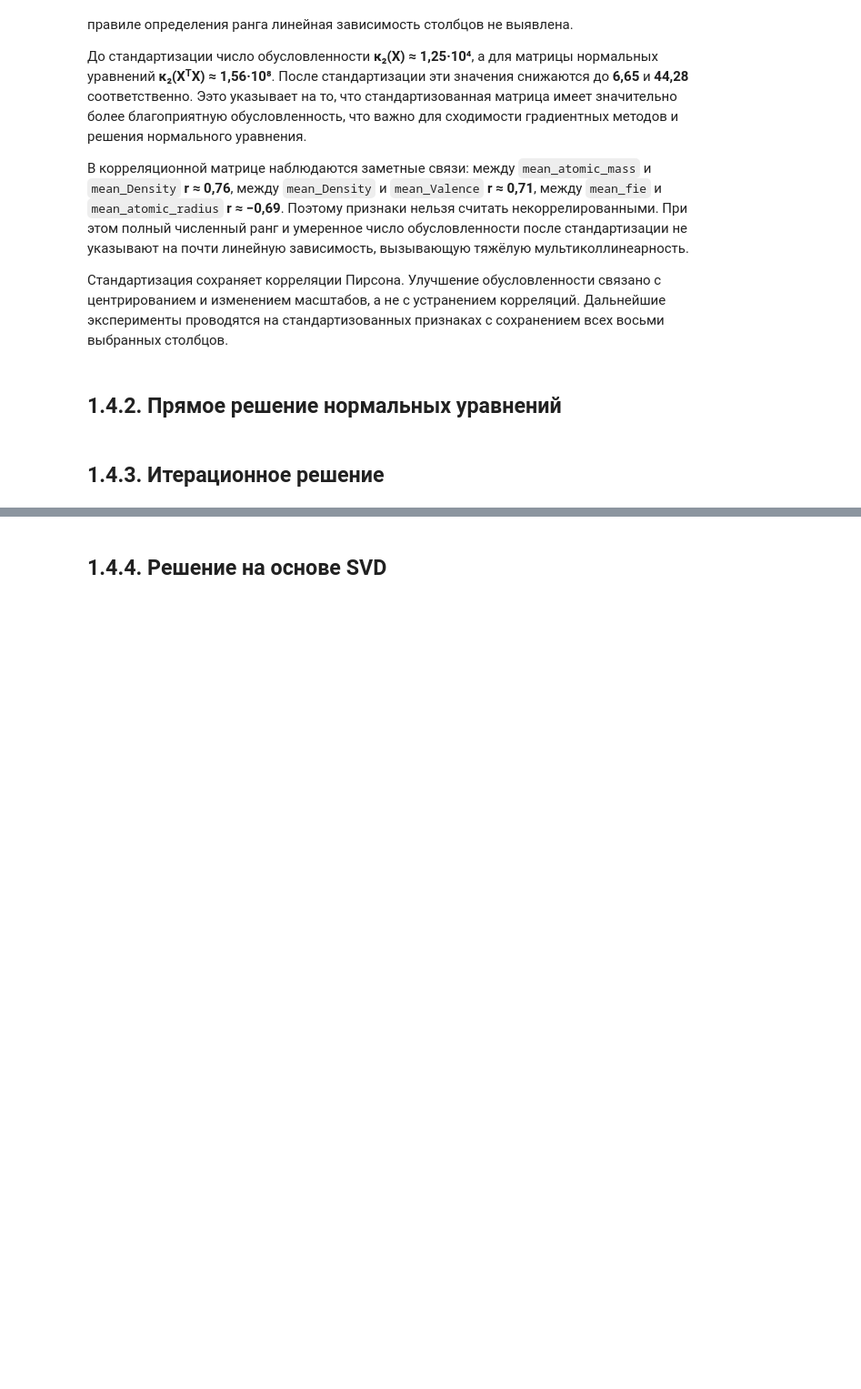
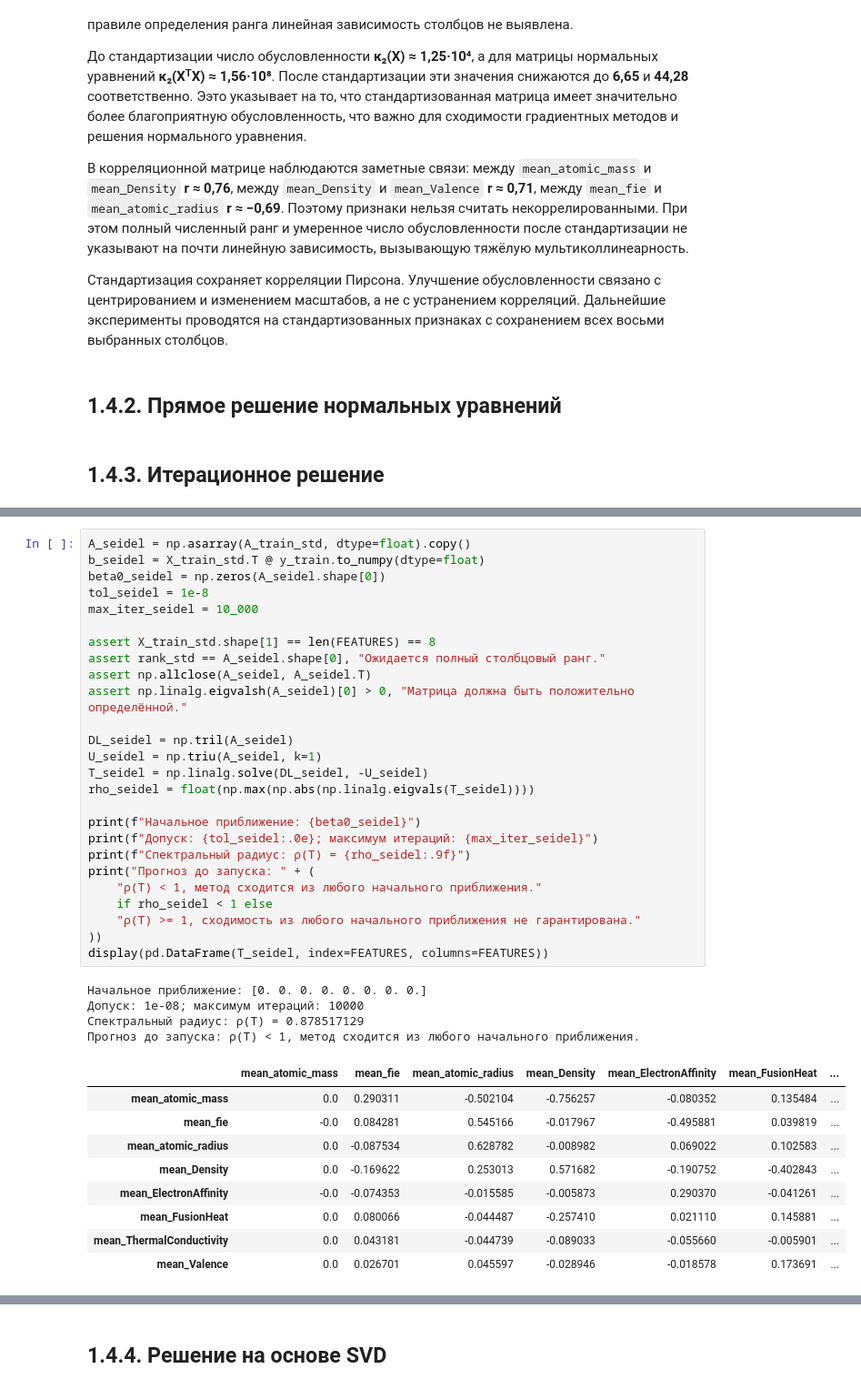
Before and after one commit to aibryanov/MOMO_labs, a Jupyter notebook: lab_1/lab_1.ipynb, the cells around one changed output, grey strips where cells are left out. Shown at 91% size. Cells and saved outputs as stored; diff of their text form; blank space fills up the shorter version.

```diff
--- a/lab_1/lab_1.ipynb
+++ b/lab_1/lab_1.ipynb
@@ -362,0 +379,40 @@ print("Максимальное различие корреляций:", np.max(
+# %%
+A_seidel = np.asarray(A_train_std, dtype=float).copy()
+b_seidel = X_train_std.T @ y_train.to_numpy(dtype=float)
+beta0_seidel = np.zeros(A_seidel.shape[0])
+tol_seidel = 1e-8
+max_iter_seidel = 10_000
+
+assert X_train_std.shape[1] == len(FEATURES) == 8
+assert rank_std == A_seidel.shape[0], "Ожидается полный столбцовый ранг."
+assert np.allclose(A_seidel, A_seidel.T)
+assert np.linalg.eigvalsh(A_seidel)[0] > 0, "Матрица должна быть положительно определённой."
+
+DL_seidel = np.tril(A_seidel)
+U_seidel = np.triu(A_seidel, k=1)
+T_seidel = np.linalg.solve(DL_seidel, -U_seidel)
+rho_seidel = float(np.max(np.abs(np.linalg.eigvals(T_seidel))))
+
+print(f"Начальное приближение: {beta0_seidel}")
+print(f"Допуск: {tol_seidel:.0e}; максимум итераций: {max_iter_seidel}")
+print(f"Спектральный радиус: ρ(T) = {rho_seidel:.9f}")
+print("Прогноз до запуска: " + (
+    "ρ(T) < 1, метод сходится из любого начального приближения."
+    if rho_seidel < 1 else
+    "ρ(T) >= 1, сходимость из любого начального приближения не гарантирована."
+))
+display(pd.DataFrame(T_seidel, index=FEATURES, columns=FEATURES))
+# %% [output]
+Начальное приближение: [0. 0. 0. 0. 0. 0. 0. 0.]
+Допуск: 1e-08; максимум итераций: 10000
+Спектральный радиус: ρ(T) = 0.878517129
+Прогноз до запуска: ρ(T) < 1, метод сходится из любого начального приближения.
+|  | mean_atomic_mass | mean_fie | mean_atomic_radius | mean_Density | mean_ElectronAffinity | mean_FusionHeat | ... |
+| mean_atomic_mass | 0.0 | 0.290311 | -0.502104 | -0.756257 | -0.080352 | 0.135484 | ... |
+| mean_fie | -0.0 | 0.084281 | 0.545166 | -0.017967 | -0.495881 | 0.039819 | ... |
+| mean_atomic_radius | 0.0 | -0.087534 | 0.628782 | -0.008982 | 0.069022 | 0.102583 | ... |
+| mean_Density | 0.0 | -0.169622 | 0.253013 | 0.571682 | -0.190752 | -0.402843 | ... |
+| mean_ElectronAffinity | -0.0 | -0.074353 | -0.015585 | -0.005873 | 0.290370 | -0.041261 | ... |
+| mean_FusionHeat | 0.0 | 0.080066 | -0.044487 | -0.257410 | 0.021110 | 0.145881 | ... |
+| mean_ThermalConductivity | 0.0 | 0.043181 | -0.044739 | -0.089033 | -0.055660 | -0.005901 | ... |
+| mean_Valence | 0.0 | 0.026701 | 0.045597 | -0.028946 | -0.018578 | 0.173691 | ... |
```
Also changed, not shown: parts of 7 cells of this notebook.
